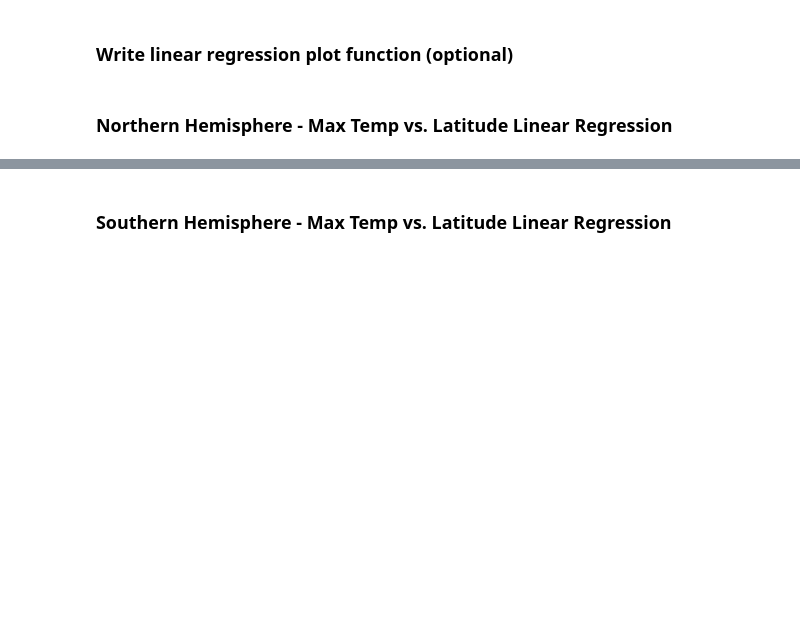
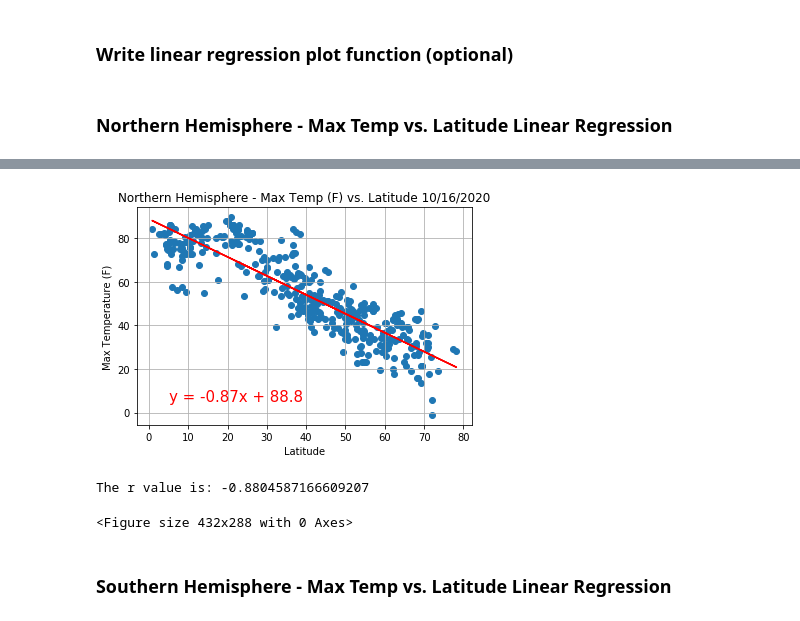
Before and after one commit to Ssimoes48/Python_API, a Jupyter notebook: WeatherPy/WeatherPyStarter.ipynb, the cells around one changed output, grey strips where cells are left out. Saved outputs shown, nothing was run; the diff lists cells and outputs as text; code cells hidden in the pictures; blank space fills up the shorter version.

Commit message:
finished all plots

```diff
--- a/WeatherPy/WeatherPyStarter.ipynb
+++ b/WeatherPy/WeatherPyStarter.ipynb
@@ -255,2 +251,29 @@ The r-value is: 0.46937863826630627
+# %%
+north_lat = cities_df.loc[(cities_df['Latitude'] > 0)]
+#north_lat.head()
+
+
+x_values = (north_lat["Latitude"])
+y_values = (north_lat["Max Temp"])
+
+(slope, intercept, rvalue, pvalue, stderr) = linregress(x_values, y_values)
+regress_values = x_values * slope + intercept
+line_eq = "y = " + str(round(slope,2)) + "x + " + str(round(intercept,2))
+plt.scatter(x_values,y_values)
+plt.plot(x_values,regress_values,"r-")
+
+plt.annotate(line_eq,(5,5),fontsize=15,color="red")
+plt.xlabel("Latitude")
+plt.ylabel("Max Temperature (F)")
+plt.title("Northern Hemisphere - Max Temp (F) vs. Latitude 10/16/2020")
+
+plt.grid()
+plt.show()
+plt.savefig('../output_data/north_lat_temp.png')
+print(f"The r value is: {rvalue}")
+# %% [output]
+[figure, added]
+The r value is: -0.8804587166609207
+<Figure size 432x288 with 0 Axes>
 # %% [markdown]
 ###  Southern Hemisphere - Max Temp vs. Latitude Linear Regression
```
Also changed, not shown: parts of 15 cells of this notebook, 8 other files.
